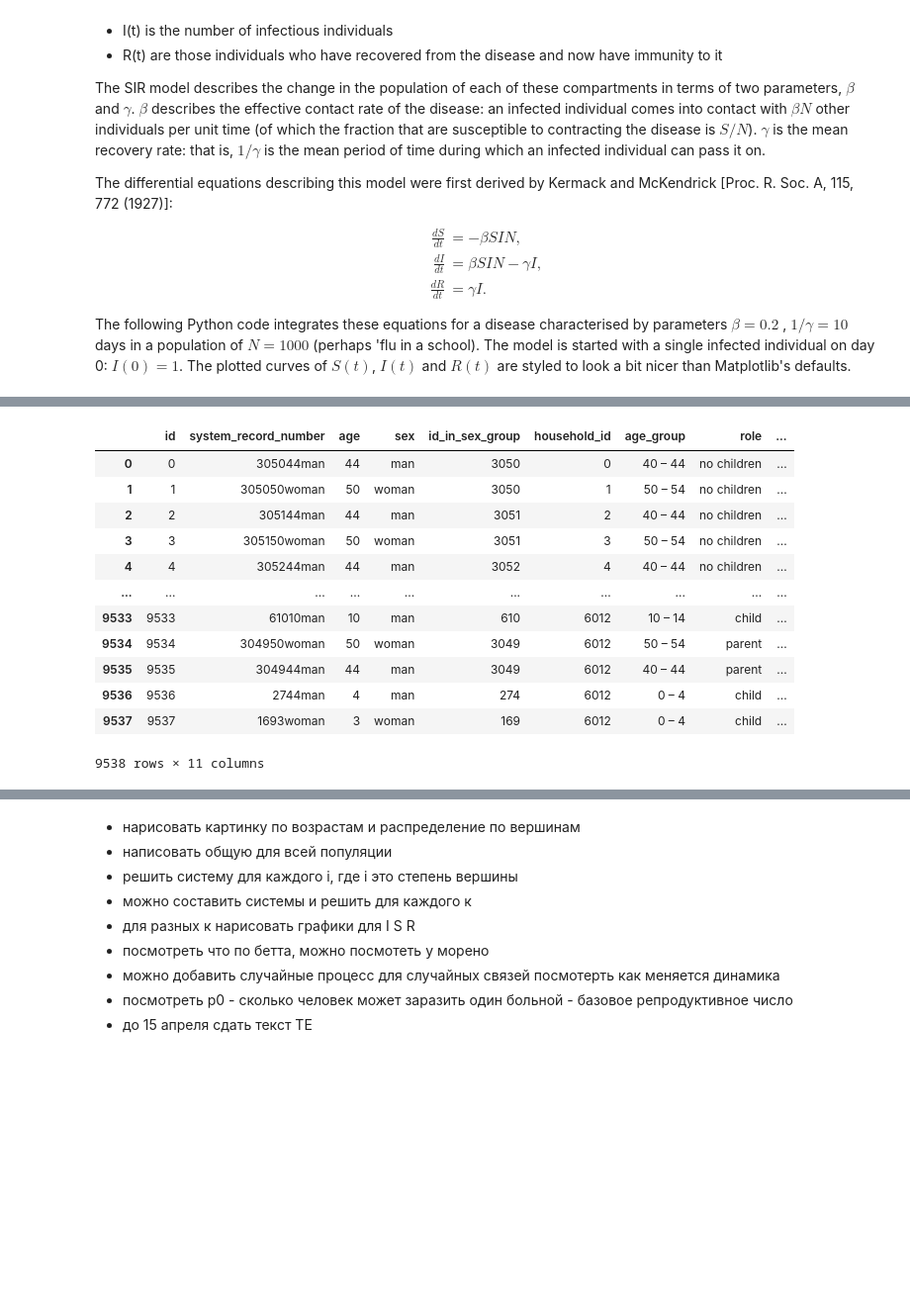
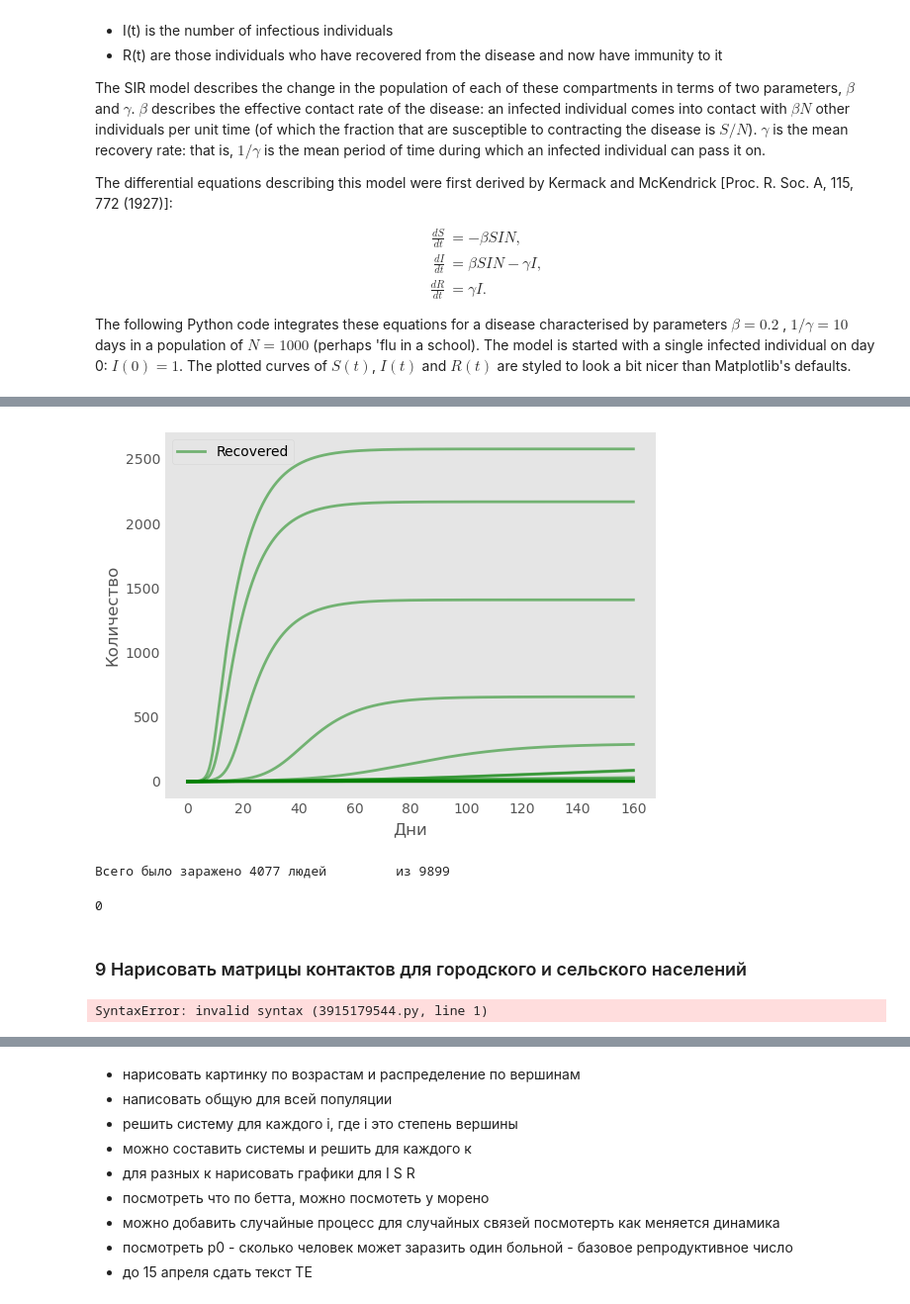
Before and after one commit to MaximKiryakin/Diploma, a Jupyter notebook: diploma.ipynb, the cells around one changed output, grey strips where cells are left out. Shown at 99% size. Drawn from its saved outputs; the diff is of its cells as text; code cells hidden in the pictures; blank space fills up the shorter version.

```diff
--- a/diploma.ipynb
+++ b/diploma.ipynb
@@ -230,16 +240,17 @@ ff.plot_heat_map()
-# %%
-ff.population
-# %% [output]
-|  | id | system_record_number | age | sex | id_in_sex_group | household_id | age_group | role | ... |
-| 0 | 0 | 305044man | 44 | man | 3050 | 0 | 40 – 44 | no children | ... |
-| 1 | 1 | 305050woman | 50 | woman | 3050 | 1 | 50 – 54 | no children | ... |
-| 2 | 2 | 305144man | 44 | man | 3051 | 2 | 40 – 44 | no children | ... |
-| 3 | 3 | 305150woman | 50 | woman | 3051 | 3 | 50 – 54 | no children | ... |
-| 4 | 4 | 305244man | 44 | man | 3052 | 4 | 40 – 44 | no children | ... |
-| ... | ... | ... | ... | ... | ... | ... | ... | ... | ... |
-| 9533 | 9533 | 61010man | 10 | man | 610 | 6012 | 10 – 14 | child | ... |
-| 9534 | 9534 | 304950woman | 50 | woman | 3049 | 6012 | 50 – 54 | parent | ... |
-| 9535 | 9535 | 304944man | 44 | man | 3049 | 6012 | 40 – 44 | parent | ... |
-| 9536 | 9536 | 2744man | 4 | man | 274 | 6012 | 0 – 4 | child | ... |
-| 9537 | 9537 | 1693woman | 3 | woman | 169 | 6012 | 0 – 4 | child | ... |
-9538 rows × 11 columns
+# %%
+model.plot_sir_model_curve(population_size = population_size,
+                           gamma=1/10,
+                           plot_s = False,
+                           plot_i = False,
+                           plot_r = True,
+                           use_generated_population_nodes_degrees=True)
+# %% [output]
+[figure, added]
+Всего было заражено 4077 людей         из 9899
+0
+# %% [markdown]
+### 9 Нарисовать матрицы контактов для городского и сельского населений
+# %%
+надо сделать по возрастам
+# %% [output]
+SyntaxError: invalid syntax (3915179544.py, line 1)
```
Also changed, not shown: parts of 23 cells of this notebook, 1 other file.
